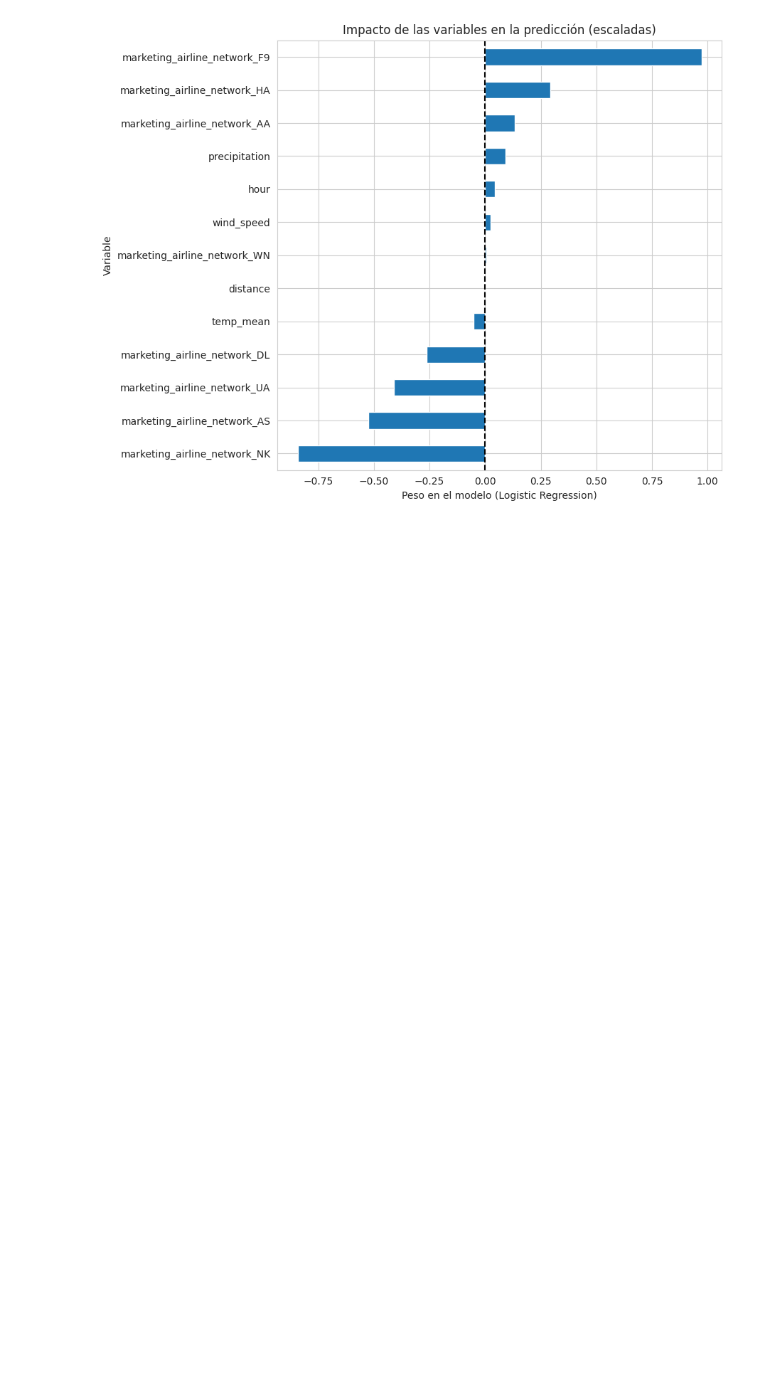
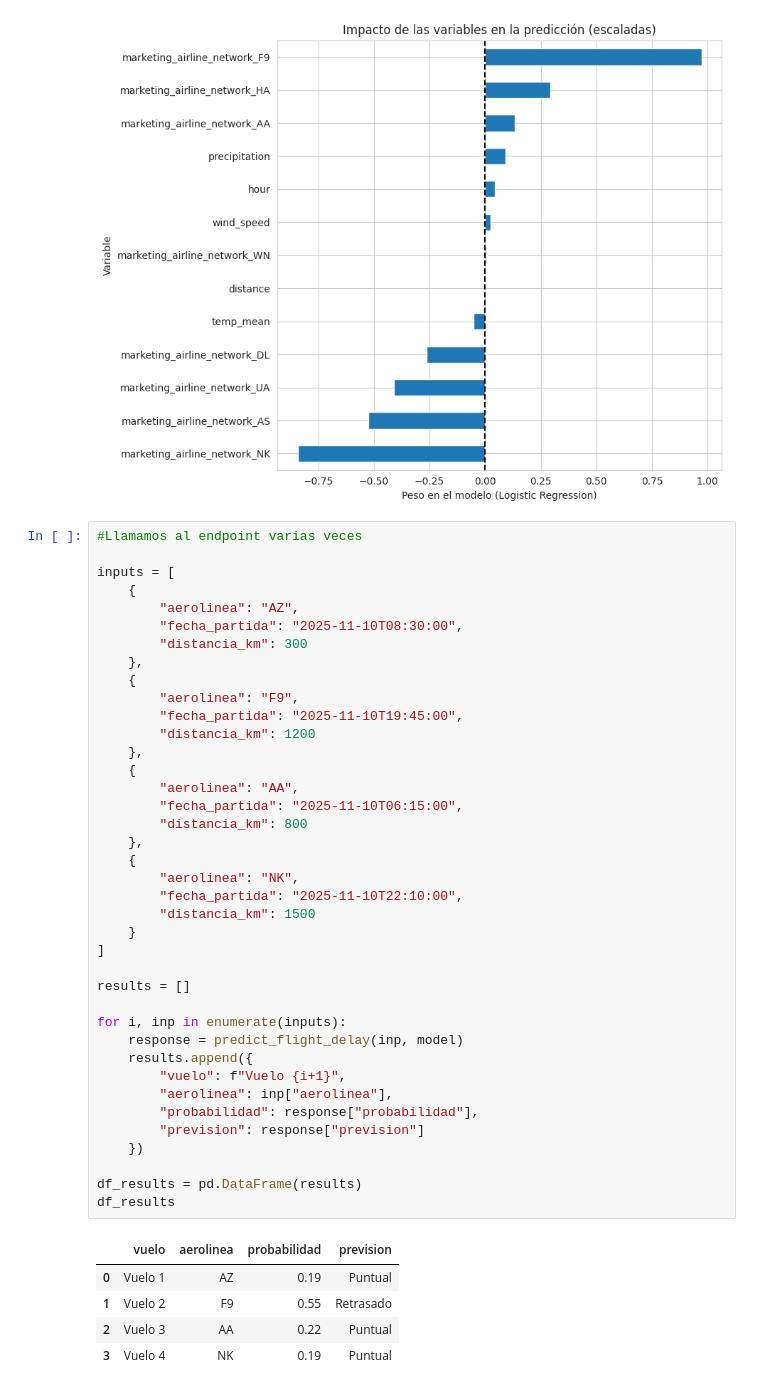
Before and after one commit to sunnyday2/flight_on_time, a Jupyter notebook: flightontime_hackaton_e32_alura_latam.ipynb, the cells around one changed output. Cells and saved outputs as stored; diff of their text form; blank space fills up the shorter version.

```diff
--- a/flightontime_hackaton_e32_alura_latam.ipynb
+++ b/flightontime_hackaton_e32_alura_latam.ipynb
@@ -1390,3 +1390,48 @@ def predict_flight_delay(input_json, model):
     }
 # %% [output]
 [figure]
+# %%
+#Llamamos al endpoint varias veces
+
+inputs = [
+    {
+        "aerolinea": "AZ",
+        "fecha_partida": "2025-11-10T08:30:00",
+        "distancia_km": 300
+    },
+    {
+        "aerolinea": "F9",
+        "fecha_partida": "2025-11-10T19:45:00",
+        "distancia_km": 1200
+    },
+    {
+        "aerolinea": "AA",
+        "fecha_partida": "2025-11-10T06:15:00",
+        "distancia_km": 800
+    },
+    {
+        "aerolinea": "NK",
+        "fecha_partida": "2025-11-10T22:10:00",
+        "distancia_km": 1500
+    }
+]
+
+results = []
+
+for i, inp in enumerate(inputs):
+    response = predict_flight_delay(inp, model)
+    results.append({
+        "vuelo": f"Vuelo {i+1}",
+        "aerolinea": inp["aerolinea"],
+        "probabilidad": response["probabilidad"],
+        "prevision": response["prevision"]
+    })
+
+df_results = pd.DataFrame(results)
+df_results
+# %% [output]
+|  | vuelo | aerolinea | probabilidad | prevision |
+| 0 | Vuelo 1 | AZ | 0.19 | Puntual |
+| 1 | Vuelo 2 | F9 | 0.55 | Retrasado |
+| 2 | Vuelo 3 | AA | 0.22 | Puntual |
+| 3 | Vuelo 4 | NK | 0.19 | Puntual |
```
Also changed, not shown: parts of 3 cells of this notebook.
